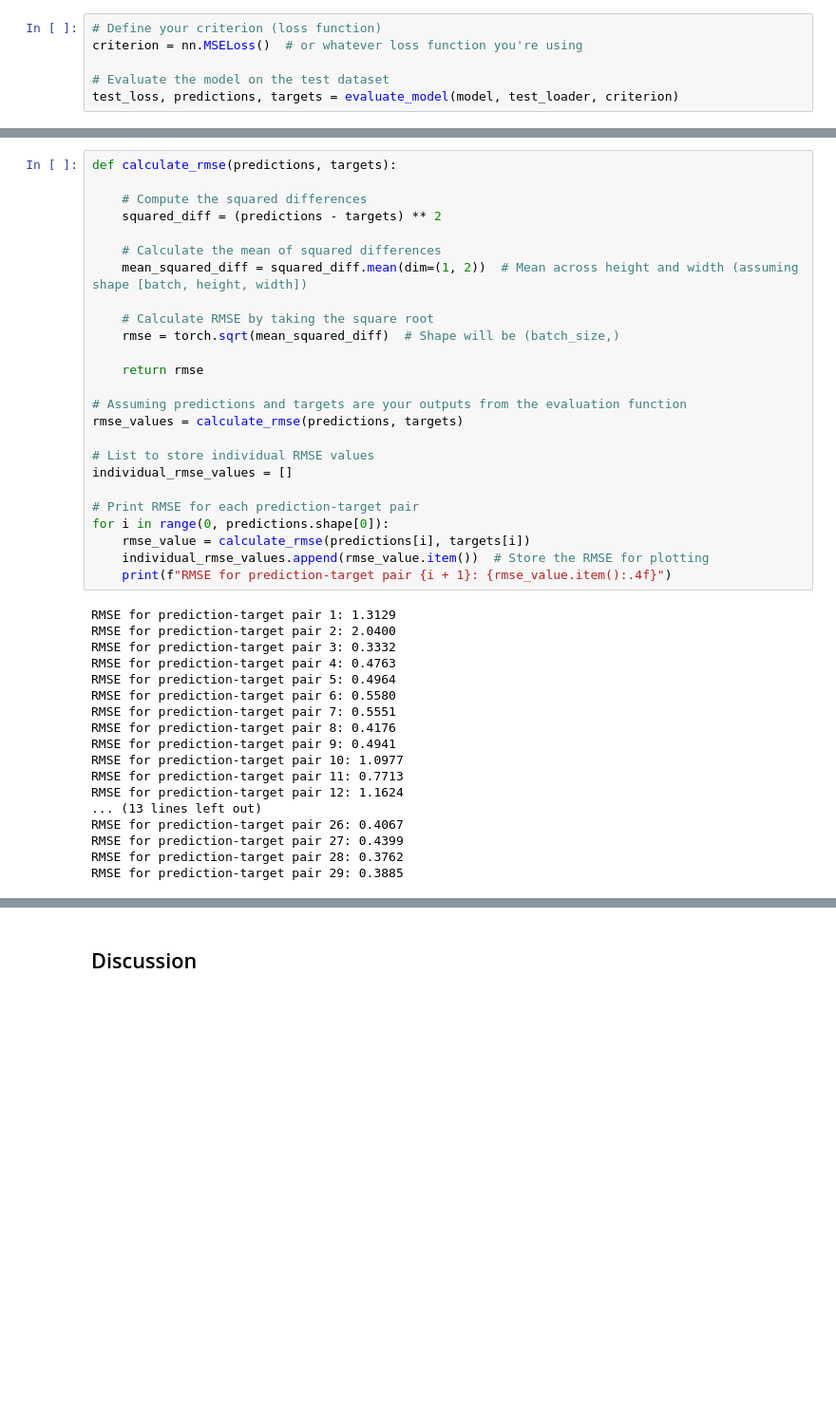
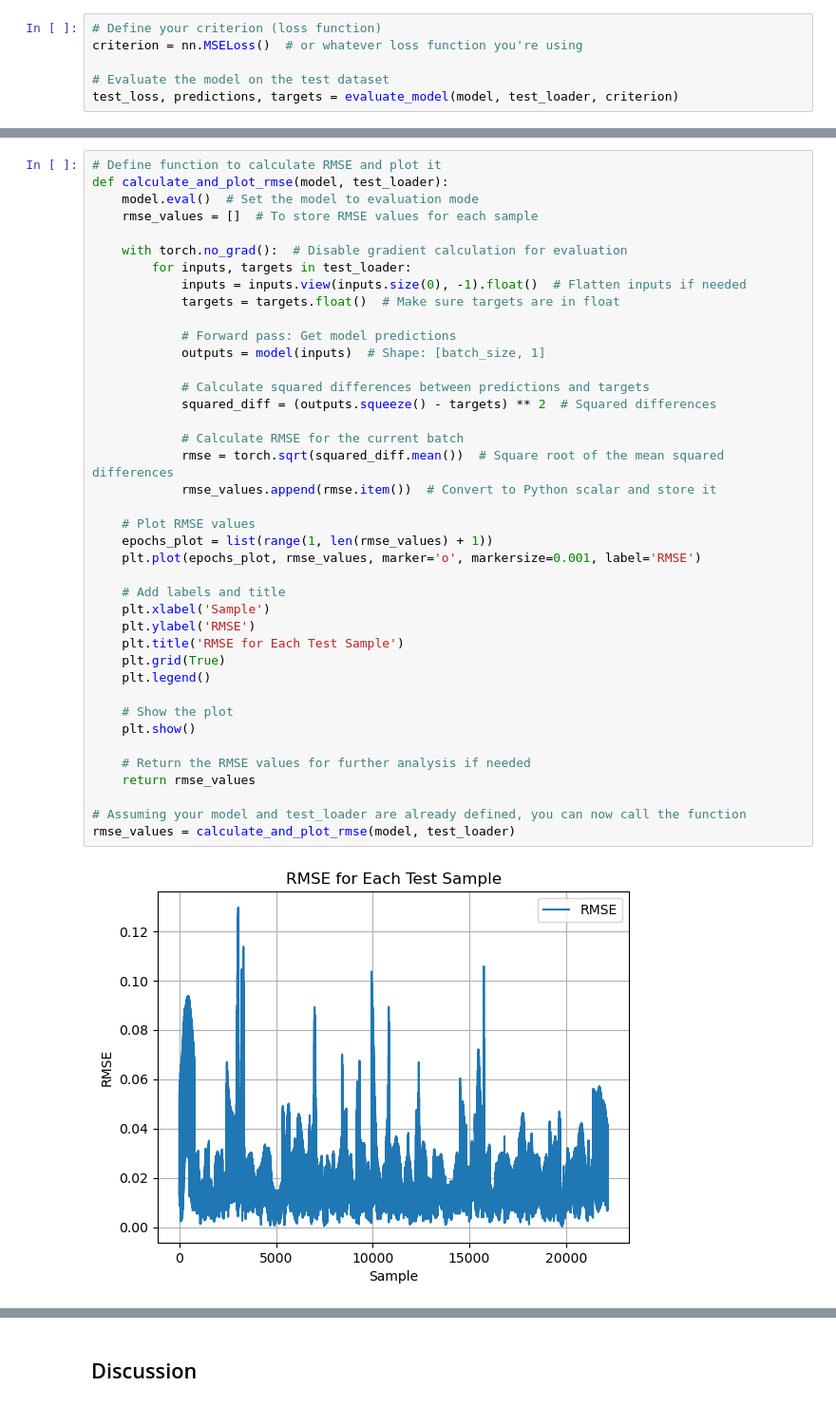
Before and after one commit to ocean-transport/air-sea-ML, a Jupyter notebook: addition_CNN_trial.ipynb, the cells around one changed output, grey strips where cells are left out. Shown at 95% size. Cells and saved outputs as stored; diff of their text form; blank space fills up the shorter version.

```diff
--- a/addition_CNN_trial.ipynb
+++ b/addition_CNN_trial.ipynb
@@ -377,43 +486,42 @@ plot_predictions_vs_targets(predictions, targets, num_samples=len(test_data.time
 # %%
-def calculate_rmse(predictions, targets):
+# Define function to calculate RMSE and plot it
+def calculate_and_plot_rmse(model, test_loader):
+    model.eval()  # Set the model to evaluation mode
+    rmse_values = []  # To store RMSE values for each sample
 
-    # Compute the squared differences
-    squared_diff = (predictions - targets) ** 2
+    with torch.no_grad():  # Disable gradient calculation for evaluation
+        for inputs, targets in test_loader:
+            inputs = inputs.view(inputs.size(0), -1).float()  # Flatten inputs if needed
+            targets = targets.float()  # Make sure targets are in float
 
-    # Calculate the mean of squared differences
-    mean_squared_diff = squared_diff.mean(dim=(1, 2))  # Mean across height and width (assuming shape [batch, height, width])
+            # Forward pass: Get model predictions
+            outputs = model(inputs)  # Shape: [batch_size, 1]
 
-    # Calculate RMSE by taking the square root
-    rmse = torch.sqrt(mean_squared_diff)  # Shape will be (batch_size,)
+            # Calculate squared differences between predictions and targets
+            squared_diff = (outputs.squeeze() - targets) ** 2  # Squared differences
 
-    return rmse
+            # Calculate RMSE for the current batch
+            rmse = torch.sqrt(squared_diff.mean())  # Square root of the mean squared differences
+            rmse_values.append(rmse.item())  # Convert to Python scalar and store it
 
-# Assuming predictions and targets are your outputs from the evaluation function
-rmse_values = calculate_rmse(predictions, targets)
+    # Plot RMSE values
+    epochs_plot = list(range(1, len(rmse_values) + 1))
+    plt.plot(epochs_plot, rmse_values, marker='o', markersize=0.001, label='RMSE')
 
-# List to store individual RMSE values
-individual_rmse_values = []
+    # Add labels and title
+    plt.xlabel('Sample')
+    plt.ylabel('RMSE')
+    plt.title('RMSE for Each Test Sample')
+    plt.grid(True)
+    plt.legend()
 
-# Print RMSE for each prediction-target pair
-for i in range(0, predictions.shape[0]):
-    rmse_value = calculate_rmse(predictions[i], targets[i])
-    individual_rmse_values.append(rmse_value.item())  # Store the RMSE for plotting
-    print(f"RMSE for prediction-target pair {i + 1}: {rmse_value.item():.4f}")
+    # Show the plot
+    plt.show()
+
+    # Return the RMSE values for further analysis if needed
+    return rmse_values
+
+# Assuming your model and test_loader are already defined, you can now call the function
+rmse_values = calculate_and_plot_rmse(model, test_loader)
 # %% [output]
-RMSE for prediction-target pair 1: 1.3129
-RMSE for prediction-target pair 2: 2.0400
-RMSE for prediction-target pair 3: 0.3332
-RMSE for prediction-target pair 4: 0.4763
-RMSE for prediction-target pair 5: 0.4964
-RMSE for prediction-target pair 6: 0.5580
-RMSE for prediction-target pair 7: 0.5551
-RMSE for prediction-target pair 8: 0.4176
-RMSE for prediction-target pair 9: 0.4941
-RMSE for prediction-target pair 10: 1.0977
-RMSE for prediction-target pair 11: 0.7713
-RMSE for prediction-target pair 12: 1.1624
-... (13 lines left out)
-RMSE for prediction-target pair 26: 0.4067
-RMSE for prediction-target pair 27: 0.4399
-RMSE for prediction-target pair 28: 0.3762
-RMSE for prediction-target pair 29: 0.3885
+[figure, added]
```
Also changed, not shown: parts of 21 cells of this notebook.
